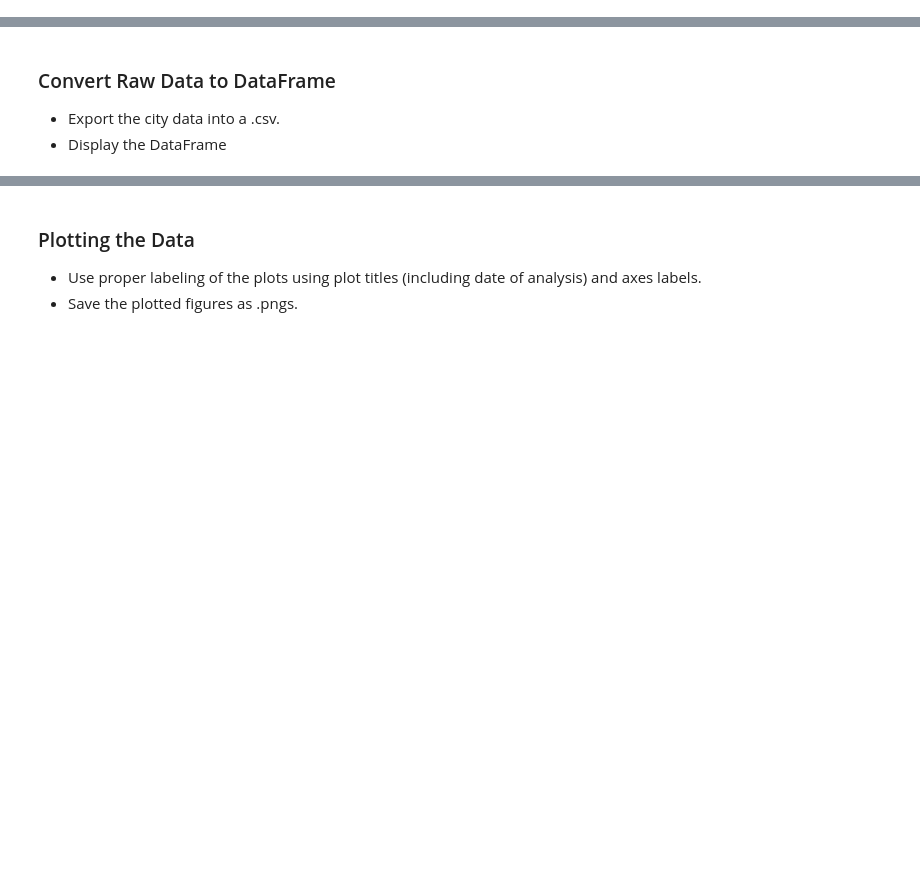
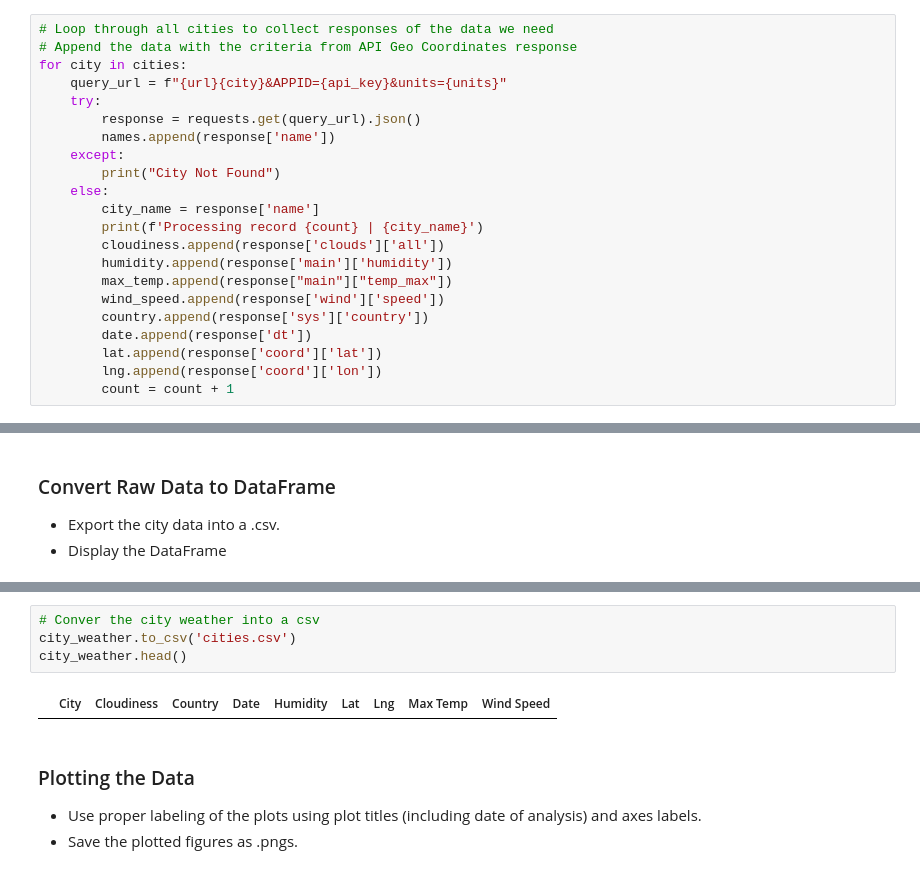
Before and after one commit to Dan-Bruen/API-Challenge, a Jupyter notebook: DBruen_WeatherPy.ipynb, the cells around one changed output, grey strips where cells are left out. Cells and saved outputs as stored; diff of their text form; blank space fills up the shorter version.

```diff
--- a/DBruen_WeatherPy.ipynb
+++ b/DBruen_WeatherPy.ipynb
@@ -53,0 +75,22 @@ len(cities)
+# %%
+# Loop through all cities to collect responses of the data we need
+# Append the data with the criteria from API Geo Coordinates response
+for city in cities:
+    query_url = f"{url}{city}&APPID={api_key}&units={units}"
+    try:
+        response = requests.get(query_url).json()
+        names.append(response['name'])
+    except:
+        print("City Not Found")
+    else:
+        city_name = response['name']
+        print(f'Processing record {count} | {city_name}')
+        cloudiness.append(response['clouds']['all'])
+        humidity.append(response['main']['humidity'])
+        max_temp.append(response["main"]["temp_max"])
+        wind_speed.append(response['wind']['speed'])
+        country.append(response['sys']['country'])
+        date.append(response['dt'])
+        lat.append(response['coord']['lat'])
+        lng.append(response['coord']['lon'])
+        count = count + 1
@@ -58,3 +146,9 @@ len(cities)
+# %%
+# Conver the city weather into a csv
+city_weather.to_csv('cities.csv')
+city_weather.head()
+# %% [output]
+|  | City | Cloudiness | Country | Date | Humidity | Lat | Lng | Max Temp | Wind Speed |
 # %% [markdown]
 ### Plotting the Data
 * Use proper labeling of the plots using plot titles (including date of analysis) and axes labels.
```
Also changed, not shown: parts of 10 cells of this notebook.
